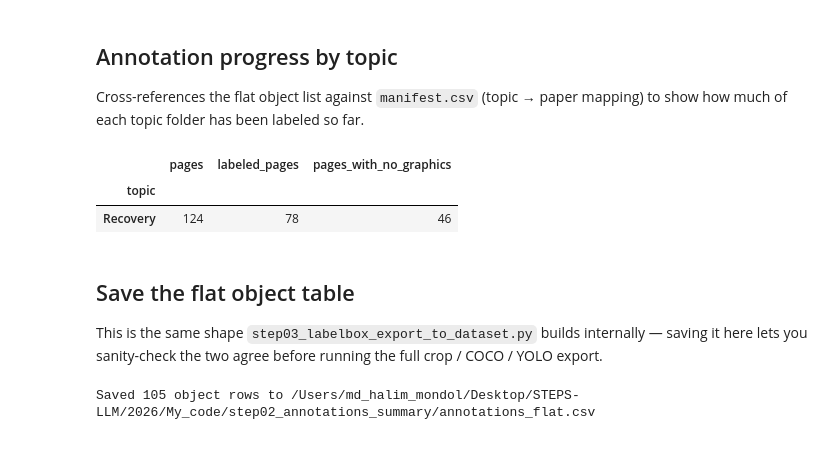
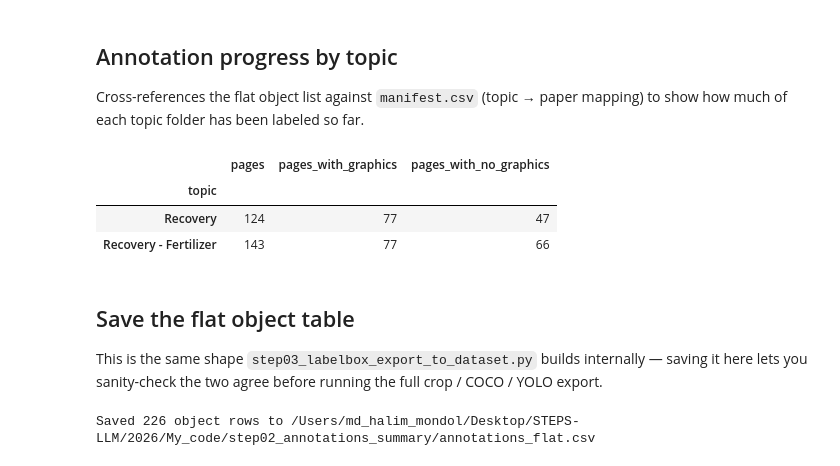
Before and after one commit to mhreza-ruet/steps-knowledge-hub, a Jupyter notebook: 2026/My_code/step02_annotations_summary/Annotations.ipynb, the cells around one changed output. Cells and saved outputs as stored; diff of their text form; code cells hidden in the pictures.

```diff
--- a/2026/My_code/step02_annotations_summary/Annotations.ipynb
+++ b/2026/My_code/step02_annotations_summary/Annotations.ipynb
@@ -21,6 +21,15 @@ counts, and figure subtype counts.
   depends on dict key order and silently breaks if a project ever has more
   than one label or ontology) with explicit, defensive JSON traversal.
 # %%
+# Locate the project from either the project root or a notebook directory.
+import os
+import sys
+from pathlib import Path
+PROJECT_ROOT = next(p for p in (Path.cwd(), *Path.cwd().parents)
+                    if (p / "Pre-Pages-2Annotate").is_dir())
+sys.path.insert(0, str(PROJECT_ROOT / "My_code"))
+from annotation_inputs import latest_annotation_export, annotated_image_paths, build_image_index
+os.chdir(PROJECT_ROOT / 'My_code/step02_annotations_summary')
 import json
 from pathlib import Path
 from collections import Counter, defaultdict
@@ -28,7 +37,9 @@ from collections import Counter, defaultdict
 import pandas as pd
 import matplotlib.pyplot as plt
 
-EXPORT_PATH = Path("..") / ".." / "Pre-Pages-2Annotate" / "Export  project - STEPS-Paper-Annotation - 6_11_2026.ndjson"
+ANNOTATIONS_ROOT = PROJECT_ROOT / "Pre-Pages-2Annotate" / "Exported_annotated_data"
+EXPORT_PATH = latest_annotation_export(ANNOTATIONS_ROOT)
+print(f"Annotation export: {EXPORT_PATH.name}")
 MANIFEST_PATH = Path("..") / ".." / "Pre-Pages-2Annotate" / "manifest.csv"
 
 assert EXPORT_PATH.exists(), f"Export not found at {EXPORT_PATH.resolve()}"
@@ -84,6 +97,9 @@ with open(EXPORT_PATH) as f:
                     if ans.get("value") == "no_graphics":
                         page_no_graphics_flag = True
 
+        if not label_found:
+            continue
+
         pages.append({
             "image": external_id,
             "has_label": label_found,
@@ -99,8 +115,8 @@ with open(EXPORT_PATH) as f:
                 "feature_id": obj.get("feature_id", ""),
             })
 
-df_pages = pd.DataFrame(pages)
-df_objects = pd.DataFrame(objects_flat)
+df_pages = pd.DataFrame(pages, columns=["image", "has_label", "n_objects", "explicit_no_graphics"])
+df_objects = pd.DataFrame(objects_flat, columns=["image", "class", "subtypes", "feature_id"])
 
 print(f"Pages in export:   {len(df_pages)}")
 print(f"Objects extracted: {len(df_objects)}")
@@ -205,36 +228,24 @@ plt.show()
 
 Cross-references the flat object list against `manifest.csv` (topic → paper mapping) to show how much of each topic folder has been labeled so far.
 # %%
-df_manifest = pd.read_csv(MANIFEST_PATH)
-
-def paper_stem(external_id):
-    # external_id looks like "<paper>_page_0007.png" -> "<paper>"
-    return external_id.rsplit("_page_", 1)[0]
-
-df_pages["paper"] = df_pages["image"].apply(paper_stem)
-
-# manifest 'paper' values are truncated filenames (Google Sheets column limit),
-# so match by prefix rather than exact equality.
-manifest_lookup = list(df_manifest[["topic", "paper"]].itertuples(index=False, name=None))
-
-def topic_for(paper_stem_value):
-    for topic, manifest_paper in manifest_lookup:
-        if paper_stem_value.startswith(manifest_paper):
-            return topic
-    return "unmatched"
-
-df_pages["topic"] = df_pages["paper"].apply(topic_for)
-
-progress = (
-    df_pages.groupby("topic")
-    .agg(pages=("image", "count"), labeled_pages=("n_objects", lambda s: int((s > 0).sum())))
+# Derive topics from the actual image folders; no stale manifest required.
+image_index = build_image_index(PROJECT_ROOT / "Pre-Pages-2Annotate")
+def topic_for(image):
+    path = image_index.get(image)
+    return path.relative_to(PROJECT_ROOT / "Pre-Pages-2Annotate").parts[0] if path else "missing image"
+df_pages["paper"] = df_pages["image"].str.rsplit("_page_", n=1).str[0]
+df_pages["topic"] = df_pages["image"].apply(topic_for)
+progress = df_pages.groupby("topic").agg(
+    pages=("image", "count"),
+    pages_with_graphics=("n_objects", lambda s: int((s > 0).sum())),
 )
-progress["pages_with_no_graphics"] = progress["pages"] - progress["labeled_pages"]
+progress["pages_with_no_graphics"] = progress["pages"] - progress["pages_with_graphics"]
 progress
 # %% [output]
-|  | pages | labeled_pages | pages_with_no_graphics |
+|  | pages | pages_with_graphics | pages_with_no_graphics |
 | topic |  |  |  |
-| Recovery | 124 | 78 | 46 |
+| Recovery | 124 | 77 | 47 |
+| Recovery - Fertilizer | 143 | 77 | 66 |
 # %% [markdown]
 ## Save the flat object table
 
@@ -244,4 +255,4 @@ OUTPUT_CSV = Path("annotations_flat.csv")
 df_objects.to_csv(OUTPUT_CSV, index=False)
 print(f"Saved {len(df_objects)} object rows to {OUTPUT_CSV.resolve()}")
 # %% [output]
-Saved 105 object rows to /Users/md_halim_mondol/Desktop/STEPS-LLM/2026/My_code/step02_annotations_summary/annotations_flat.csv
+Saved 226 object rows to /Users/md_halim_mondol/Desktop/STEPS-LLM/2026/My_code/step02_annotations_summary/annotations_flat.csv
```
Also changed, not shown: parts of 6 cells of this notebook, 18 other files.
